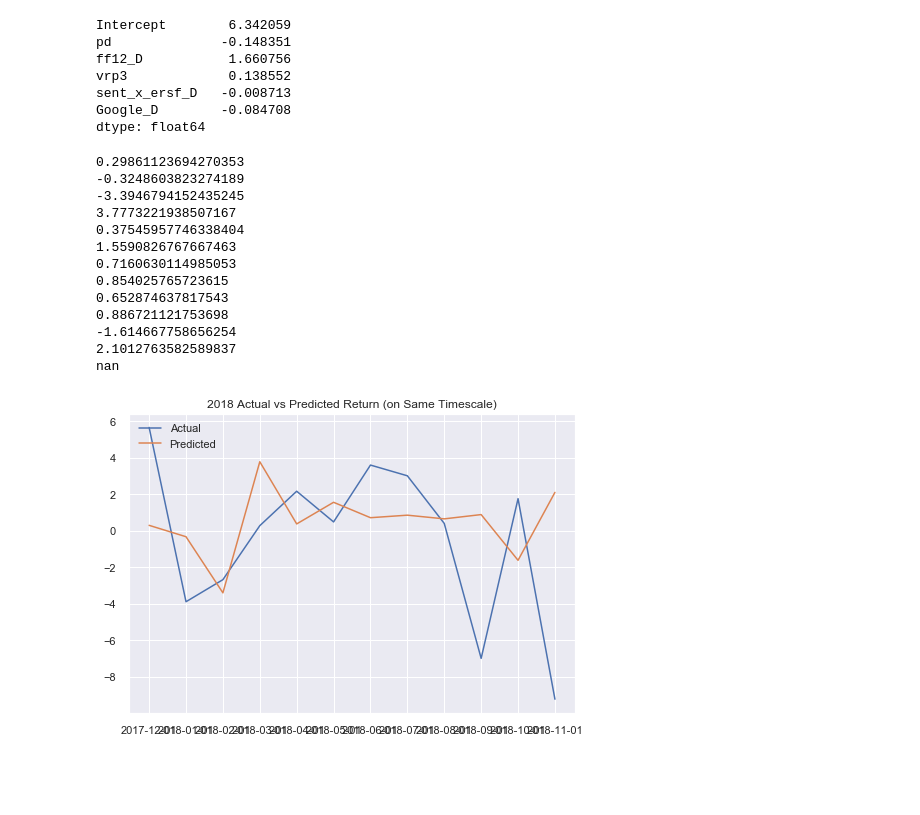
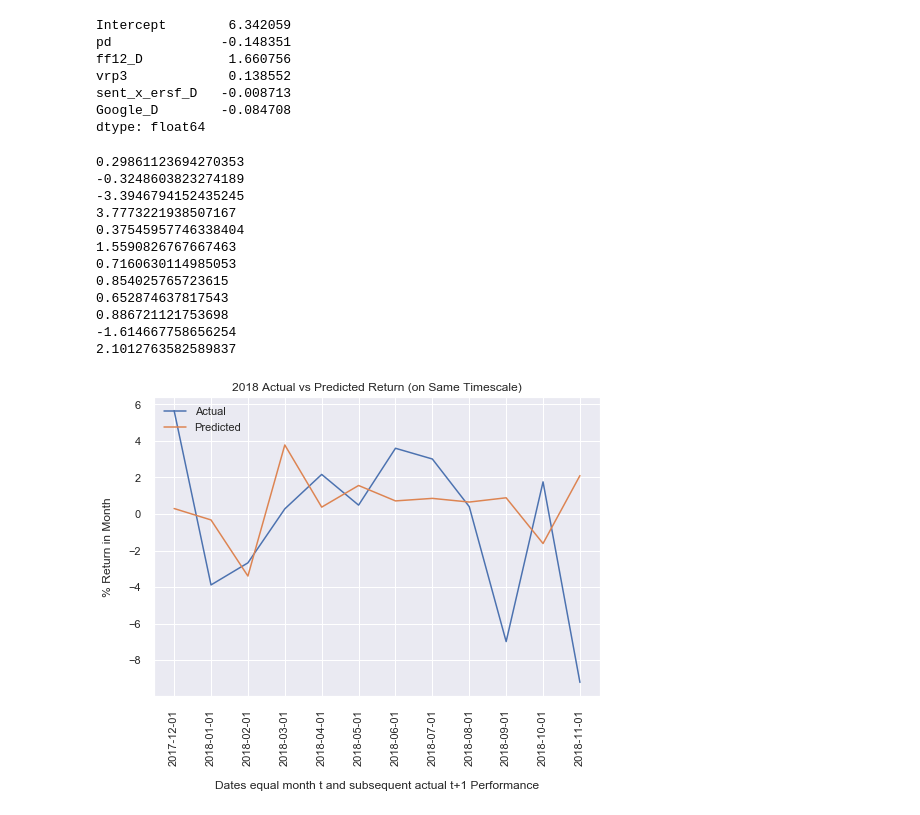
Before and after one commit to maks-p/momentum_sentiment_FINAL, a Jupyter notebook: momentum_sentiment_final.ipynb, the cells around one changed output. Drawn from its saved outputs; the diff is of its cells as text; code cells hidden in the pictures; blank space fills up the shorter version.

```diff
--- a/momentum_sentiment_final.ipynb
+++ b/momentum_sentiment_final.ipynb
@@ -471,4 +471,5 @@ df_predictions
 df_summary = X
 df_summary = pd.concat([X.reset_index(), df_predictions.reset_index(drop=True)], axis=1)
 df_summary = df_summary.merge(df18_actual_returns, how='outer', on='EOM')
-df_summary
+df_summary['ersf'] = df_summary['ersf'].shift(-1)
+df_summary = df_summary.head(12)
@@ -527,17 +513,19 @@ for i in range(len(df_summary)):
 0.886721121753698
 -1.614667758656254
 2.1012763582589837
-nan
 # %%
 sns.set()
 x = df_summary['EOM']
 
-plt.plot(x, df_summary['ersf'].shift(-1))
+plt.plot(x, df_summary['ersf'])
 plt.plot(x, df_summary['pred_ret_next_mo'])
 
 plt.legend(['Actual', 'Predicted'], loc='upper left')
 plt.title('2018 Actual vs Predicted Return (on Same Timescale)')
+plt.xticks(df_summary['EOM'], rotation='vertical')
+plt.xlabel('Dates equal month t and subsequent actual t+1 Performance', labelpad=15)
+plt.ylabel('% Return in Month', labelpad=15)
 
 plt.show();
 # %% [output]
-[figure, old version]
+[figure, new version]
```
Also changed, not shown: parts of 9 cells of this notebook, 1 other file.
